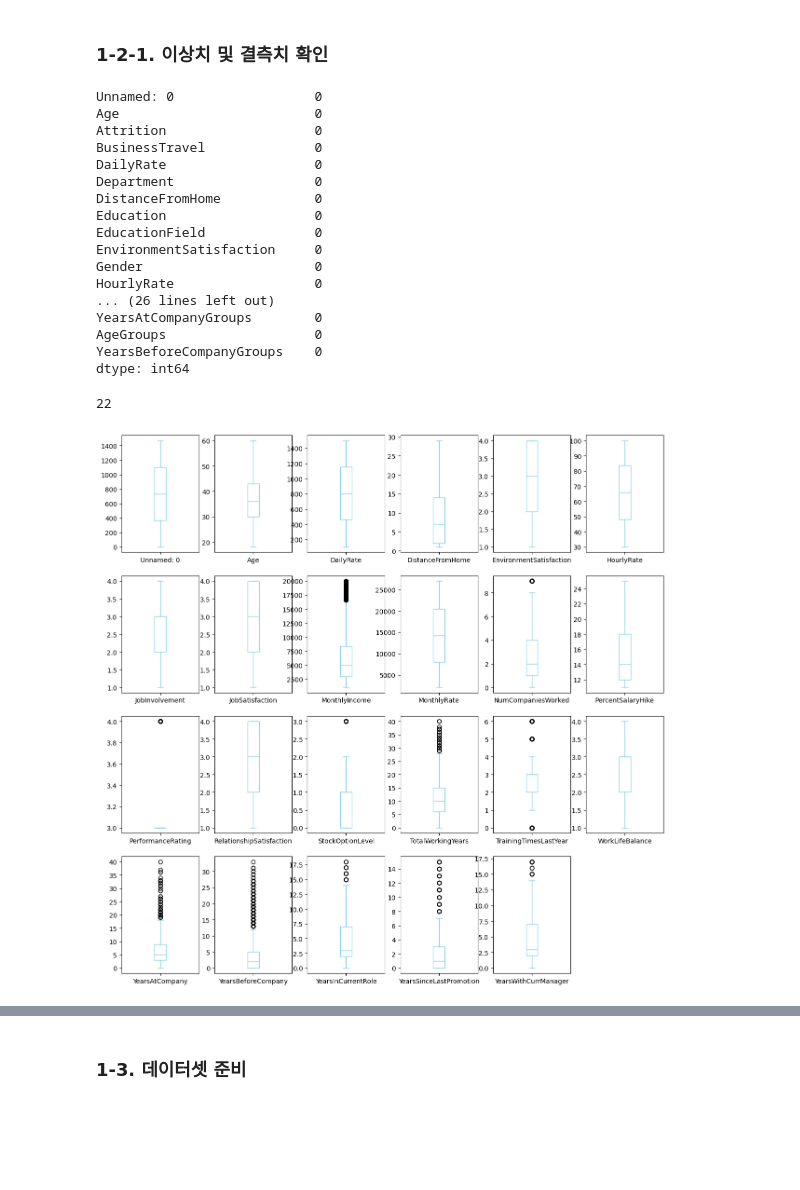
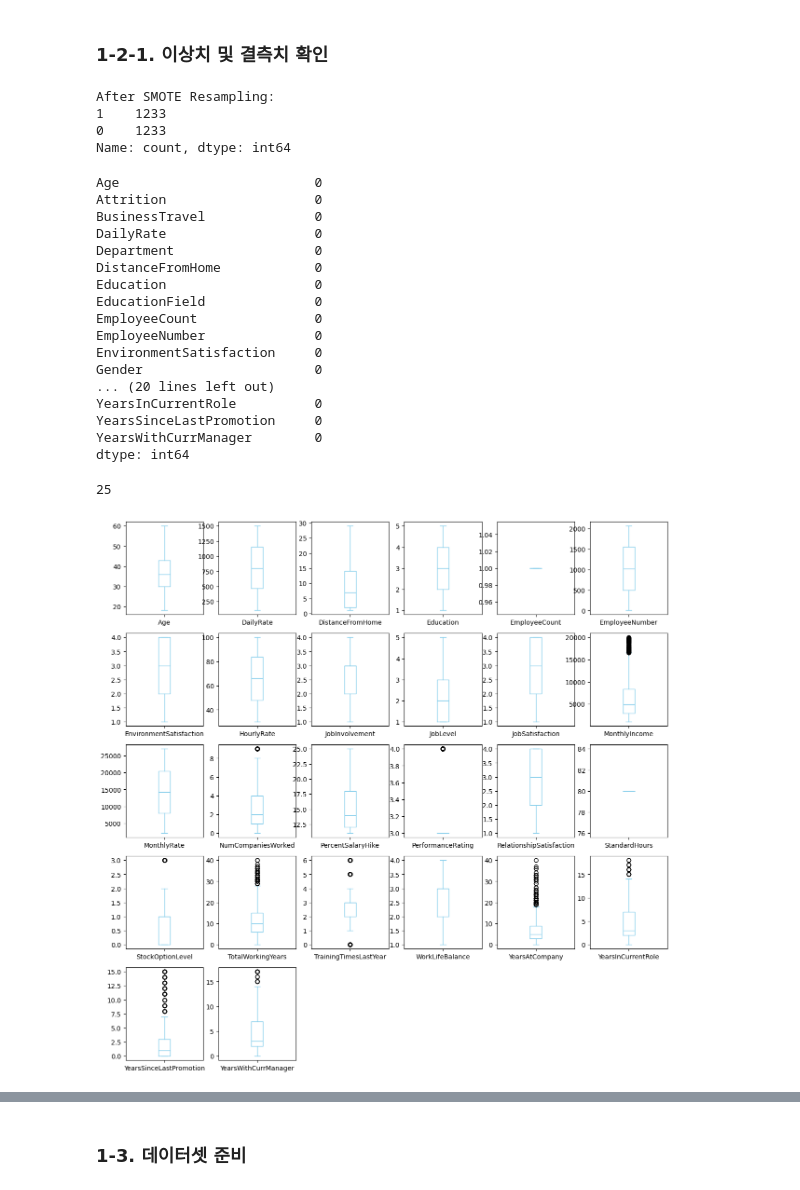
Before and after one commit to SKNETWORKS-FAMILY-AICAMP/SKN06-2nd-7Team, a Jupyter notebook: Code/IBM_attrition_MachineLearning.ipynb, the cells around one changed output, grey strips where cells are left out. Saved outputs shown, nothing was run; the diff lists cells and outputs as text; code cells hidden in the pictures; blank space fills up the shorter version.

```diff
--- a/Code/IBM_attrition_MachineLearning.ipynb
+++ b/Code/IBM_attrition_MachineLearning.ipynb
@@ -56,3 +68,0 @@ memory usage: 516.9+ KB
-# %%
-# 불필요한 열 제거
-data = data.drop(['EmployeeCount', 'EmployeeNumber', 'Over18', 'StandardHours'], axis=1)
@@ -101,10 +115,37 @@ data['Attrition'].value_counts().plot(kind='bar', color=['skyblue', 'lightcoral'
 # %% [markdown]
 ### 1-2-1. 이상치 및 결측치 확인
+# %%
+# class 불균형 해결 - oversampling
+
+import pandas as pd
+from imblearn.over_sampling import SMOTE
+from sklearn.preprocessing import LabelEncoder
+
+# 범주형 변수 One-Hot Encoding
+df = pd.get_dummies(data, drop_first=True)
+X = df.drop("Attrition_Yes", axis=1)
+
+y = df['Attrition_Yes']
+
+# Label Encoding
+le = LabelEncoder()
+y = le.fit_transform(y)
+
+# SMOTE
+smote = SMOTE(random_state=42)
+X_resampled, y_resampled = smote.fit_resample(X, y)
+
+print("After SMOTE Resampling:")
+print(pd.Series(y_resampled).value_counts())
+# %% [output]
+After SMOTE Resampling:
+1    1233
+0    1233
+Name: count, dtype: int64
 # %%
 ## 결측치 확인
 data.isna().sum()
 # %% [output]
-Unnamed: 0                  0
 Age                         0
 Attrition                   0
 BusinessTravel              0
@@ -113,13 +154,14 @@ Department                  0
 DistanceFromHome            0
 Education                   0
 EducationField              0
+EmployeeCount               0
+EmployeeNumber              0
 EnvironmentSatisfaction     0
 Gender                      0
-HourlyRate                  0
-... (26 lines left out)
-YearsAtCompanyGroups        0
-AgeGroups                   0
-YearsBeforeCompanyGroups    0
+... (20 lines left out)
+YearsInCurrentRole          0
+YearsSinceLastPromotion     0
+YearsWithCurrManager        0
 dtype: int64
 # %%
 # 이상치 확인
@@ -162,14 +204,14 @@ def get_normal_range(data, whis=1.5):
 c = data.select_dtypes(include=[np.number]).drop(columns=data.columns[0]).columns
 len(c)
 # %% [output]
-22
+25
 # %%
 # subplots=True, layout=(3, 4): 3행 4열로 나눠서
 data.select_dtypes(include=[np.number]).plot(
     kind='box',
     subplots=True,
-    layout=(4, 6),
+    layout=(5, 6),
     figsize=(15, 15),
     color='skyblue');
 # %% [output]
-[figure, old version]
+[figure, new version]
```
Also changed, not shown: parts of 43 cells of this notebook, 1 other file.
